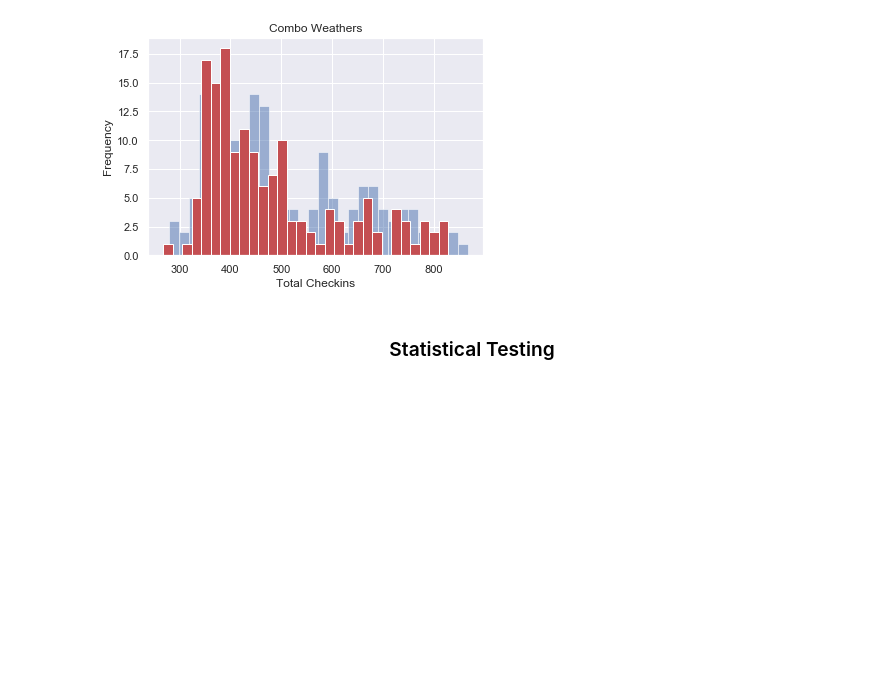
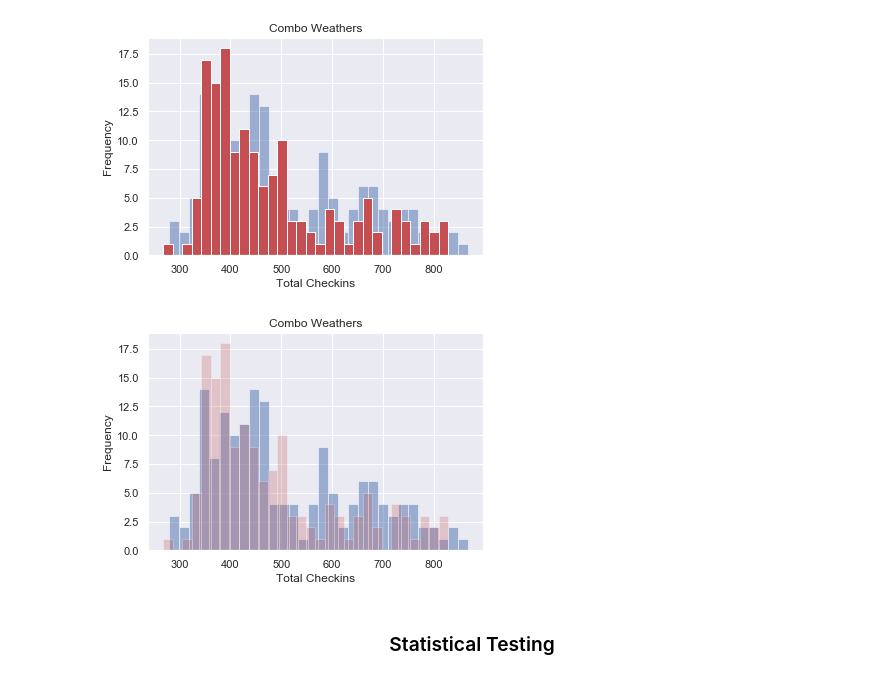
Before and after one commit to egitit/Yelp_Business_Check-ins_and_The-Weather, a Jupyter notebook: yelp_checkin_eda.ipynb, the cells around one changed output. Drawn from its saved outputs; the diff is of its cells as text; code cells hidden in the pictures; blank space fills up the shorter version.

```diff
--- a/yelp_checkin_eda.ipynb
+++ b/yelp_checkin_eda.ipynb
@@ -684,3 +686,12 @@ plt.title("Combo Weathers")
+# %%
+plt.hist(neg_arr, bins=30, alpha=.5, color='b')
+plt.hist(pos_arr, bins=30, alpha=.25, color='r')
+plt.xlabel("Total Checkins")
+plt.ylabel("Frequency")
+plt.title("Combo Weathers")
+plt.savefig('combo_transparent_enough.png')
+# %% [output]
+[figure, added]
 # %% [markdown]
 ### <center> Statistical Testing <center>
 # %%
```
Also changed, not shown: parts of 1 cell of this notebook, 1 other file.
